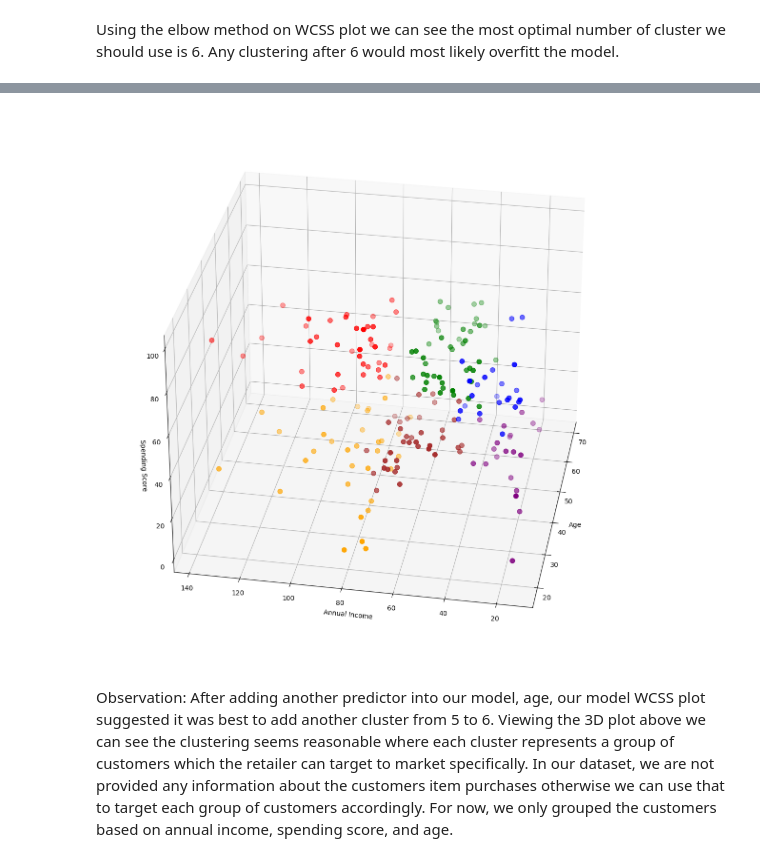
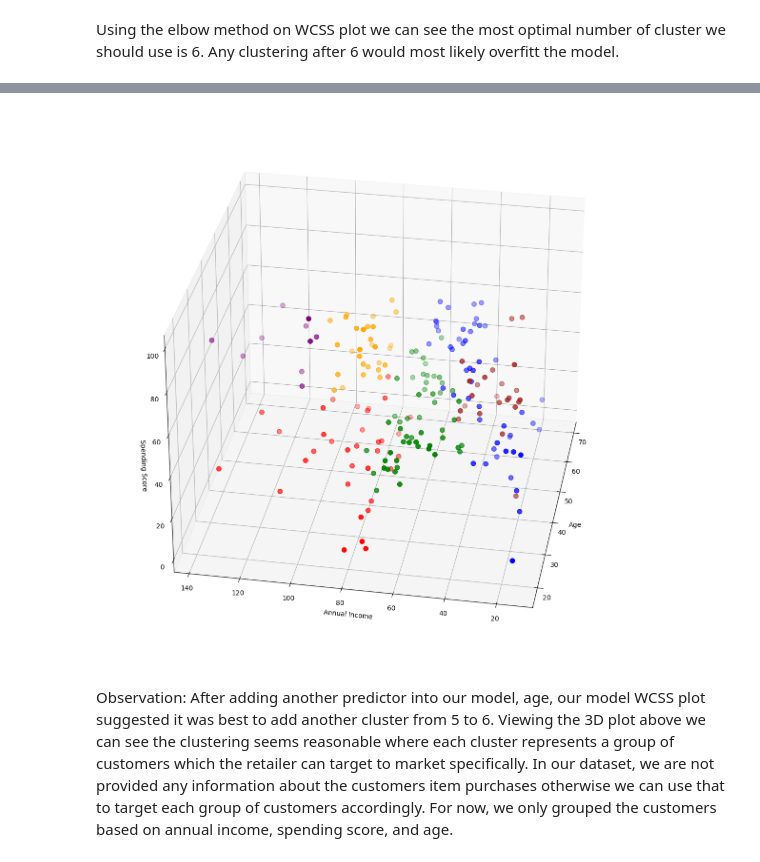
Before and after one commit to luisosorio3214/Machine-Learning-Projects-Python-, a Jupyter notebook: Mall Customer Segmentation Project/Mall Customer Segmentation - Clustering.ipynb, the cells around one changed output, grey strips where cells are left out. Cells and saved outputs as stored; diff of their text form; code cells hidden in the pictures.

```diff
--- a/Mall Customer Segmentation Project/Mall Customer Segmentation - Clustering.ipynb
+++ b/Mall Customer Segmentation Project/Mall Customer Segmentation - Clustering.ipynb
@@ -305,21 +305,24 @@ df2_labeled.head()
+# %%
+# create another data frame copy
+df3 = df2_labeled.copy()
 # %%
 # 3d scatter plot
 fig = plt.figure(figsize = (25,15))
 ax = fig.add_subplot(111,projection = '3d')
 
-ax.scatter(df2['Age'][df2['Label']==0], df2['Annual Income (k$)'][df2['Label']==0], df2['Spending Score (1-100)'][df2['Label']==0], c='red', s =50 )
-ax.scatter(df2['Age'][df2['Label']==1], df2['Annual Income (k$)'][df2['Label']==1], df2['Spending Score (1-100)'][df2['Label']==1], c='green', s =50 )
-ax.scatter(df2['Age'][df2['Label']==2], df2['Annual Income (k$)'][df2['Label']==2], df2['Spending Score (1-100)'][df2['Label']==2], c='blue', s =50 )
-ax.scatter(df2['Age'][df2['Label']==3], df2['Annual Income (k$)'][df2['Label']==3], df2['Spending Score (1-100)'][df2['Label']==3], c='brown', s =50 )
-ax.scatter(df2['Age'][df2['Label']==4], df2['Annual Income (k$)'][df2['Label']==4], df2['Spending Score (1-100)'][df2 ['Label']==4], c='orange', s =50 )
-ax.scatter(df2['Age'][df2['Label']==5], df2['Annual Income (k$)'][df2['Label']==5], df2['Spending Score (1-100)'][df2 ['Label']==5], c='purple', s =50 )
+ax.scatter(df3['Age'][df3['Label']==0], df3['Annual Income (k$)'][df3['Label']==0], df3['Spending Score (1-100)'][df3['Label']==0], c='red', s =50 )
+ax.scatter(df3['Age'][df3['Label']==1], df3['Annual Income (k$)'][df3['Label']==1], df3['Spending Score (1-100)'][df3['Label']==1], c='green', s =50 )
+ax.scatter(df3['Age'][df3['Label']==2], df3['Annual Income (k$)'][df3['Label']==2], df3['Spending Score (1-100)'][df3['Label']==2], c='blue', s =50 )
+ax.scatter(df3['Age'][df3['Label']==3], df3['Annual Income (k$)'][df3['Label']==3], df3['Spending Score (1-100)'][df3['Label']==3], c='brown', s =50 )
+ax.scatter(df3['Age'][df3['Label']==4], df3['Annual Income (k$)'][df3['Label']==4], df3['Spending Score (1-100)'][df3['Label']==4], c='orange', s =50 )
+ax.scatter(df3['Age'][df3['Label']==5], df3['Annual Income (k$)'][df3['Label']==5], df3['Spending Score (1-100)'][df3['Label']==5], c='purple', s =50 )
 ax.view_init(30,190)
 ax.set_xlabel('Age')
 ax.set_ylabel('Annual Income')
 ax.set_zlabel('Spending Score')
 plt.show()
 # %% [output]
-[figure, old version]
+[figure, new version]
 # %% [markdown]
 Observation: After adding another predictor into our model, age, our model WCSS plot suggested it was best to add another cluster from 5 to 6. Viewing the 3D plot above we can see the clustering seems reasonable where each cluster represents a group of customers which the retailer can target to market specifically. In our dataset, we are not provided any information about the customers item purchases otherwise we can use that to target each group of customers accordingly. For now, we only grouped the customers based on annual income, spending score, and age.
 # %%
```
Also changed, not shown: parts of 7 cells of this notebook, 10 other files.
